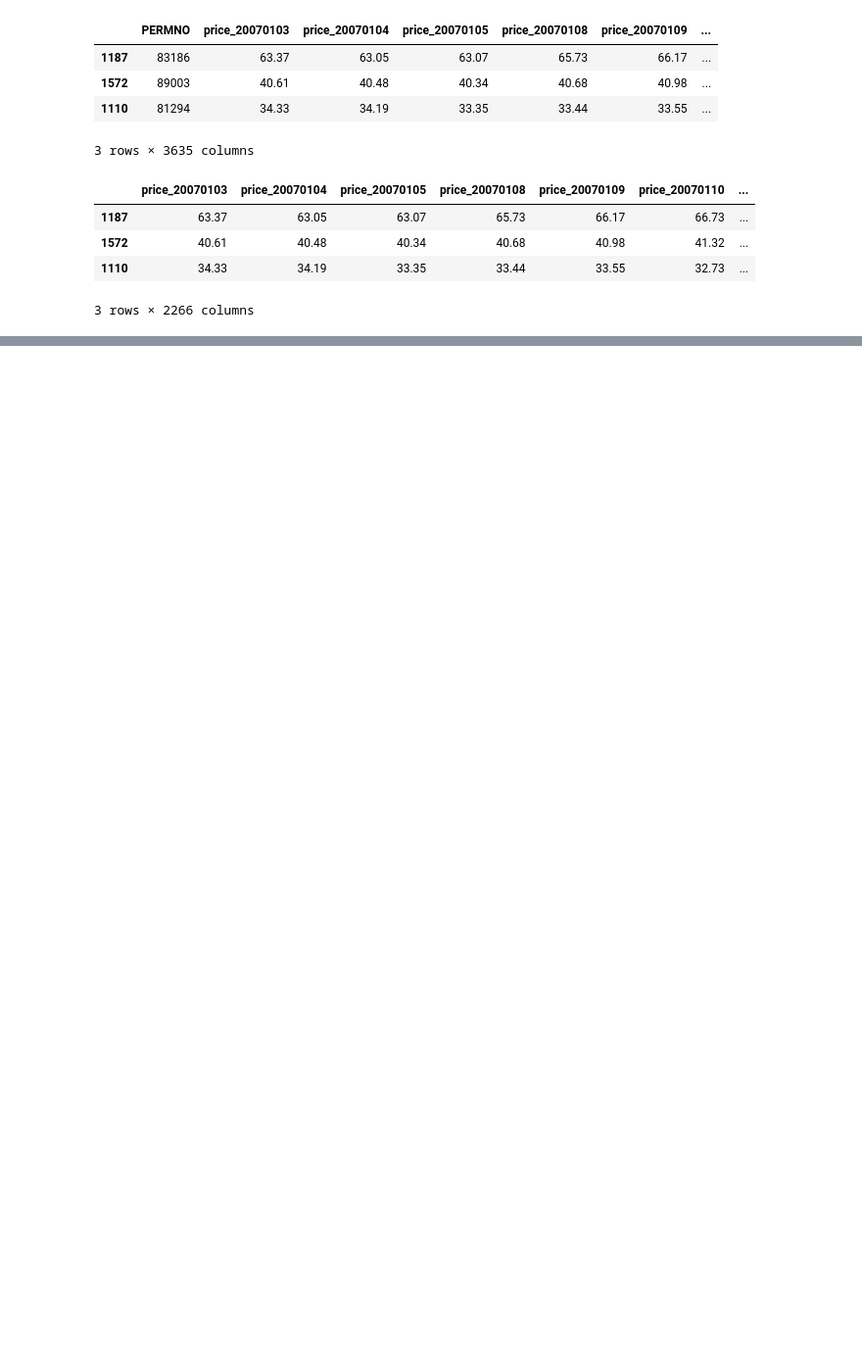
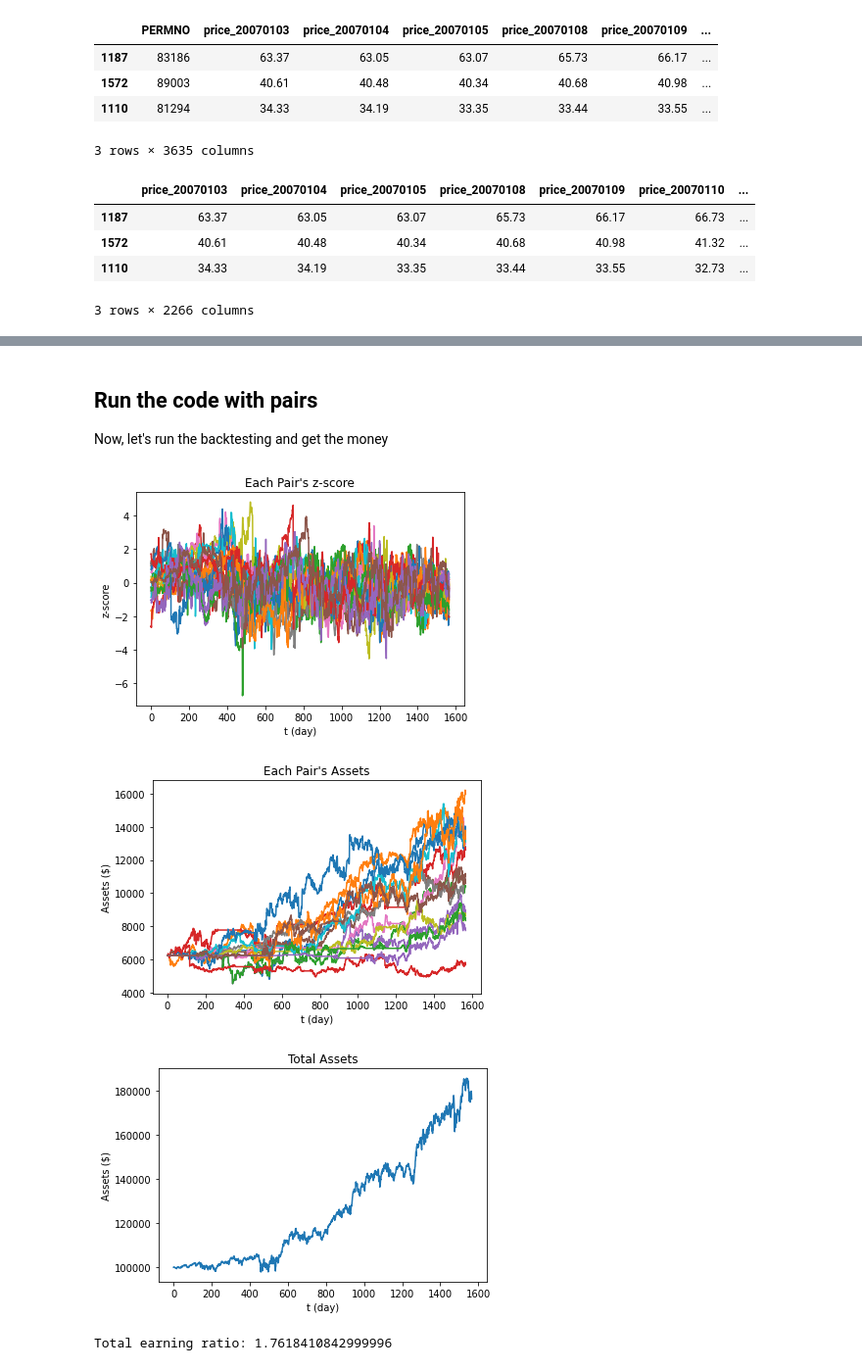
Before and after one commit to daehkim/pair-trading, a Jupyter notebook: Backtesting.ipynb, the cells around one changed output, grey strips where cells are left out. Shown at 98% size. Saved outputs shown, nothing was run; the diff lists cells and outputs as text; code cells hidden in the pictures; blank space fills up the shorter version.

Commit message:
Backtesting Done

```diff
--- a/Backtesting.ipynb
+++ b/Backtesting.ipynb
@@ -446,0 +278,57 @@ Final Money: 10338.147145285131
+# %% [markdown]
+## Run the code with pairs
+
+Now, let's run the backtesting and get the money
+# %%
+# Read the z-score history list.
+with open('z_score_history.npy', 'rb') as infile:
+    z_score_list = np.load(infile)
+    z_score_list = z_score_list[:len(pairs_list)]
+
+# Remove the initial 700 data. We generate the z-score after 700 days.
+price_list = training_set_price.to_numpy()[:, 700:]
+
+# Initial money is $100000.
+initial_money = 100000
+
+# Run the backtesting code
+BT = Backtesting(z_score_list, total_money = initial_money)
+property_per_pair = BT.backtesting(z_score_list, price_list)
+
+# Plot the graphs about results
+x = np.arange(z_score_list.shape[1])
+
+# Graph about each pair's z-score
+plt.title('Each Pair\'s z-score')
+plt.ylabel('z-score')
+plt.xlabel('t (day)')
+for i in range(len(pairs_list)):
+    fig = plt.plot(x, z_score_list[i])
+plt.savefig('each_pair_z_score.png')
+plt.show()
+
+# Graph about each pair's assets
+plt.title('Each Pair\'s Assets')
+plt.ylabel('Assets ($)')
+plt.xlabel('t (day)')
+for i in range(len(pairs_list)):
+    plt.plot(x, property_per_pair[i])
+plt.savefig('each_pair_assets.png')
+plt.show()
+
+# Graph about total property
+plt.title('Total Assets')
+plt.ylabel('Assets ($)')
+plt.xlabel('t (day)')
+total_property = np.sum(property_per_pair, axis=0)
+plt.plot(x, total_property)
+plt.savefig('total_assets.png')
+plt.show()
+
+total_earning_ratio = total_property[-1] / initial_money
+print("Total earning ratio: " + str(total_earning_ratio))
+# %% [output]
+[figure, added]
+[figure, added]
+[figure, added]
+Total earning ratio: 1.7618410842999996
```
Also changed, not shown: parts of 10 cells of this notebook.
